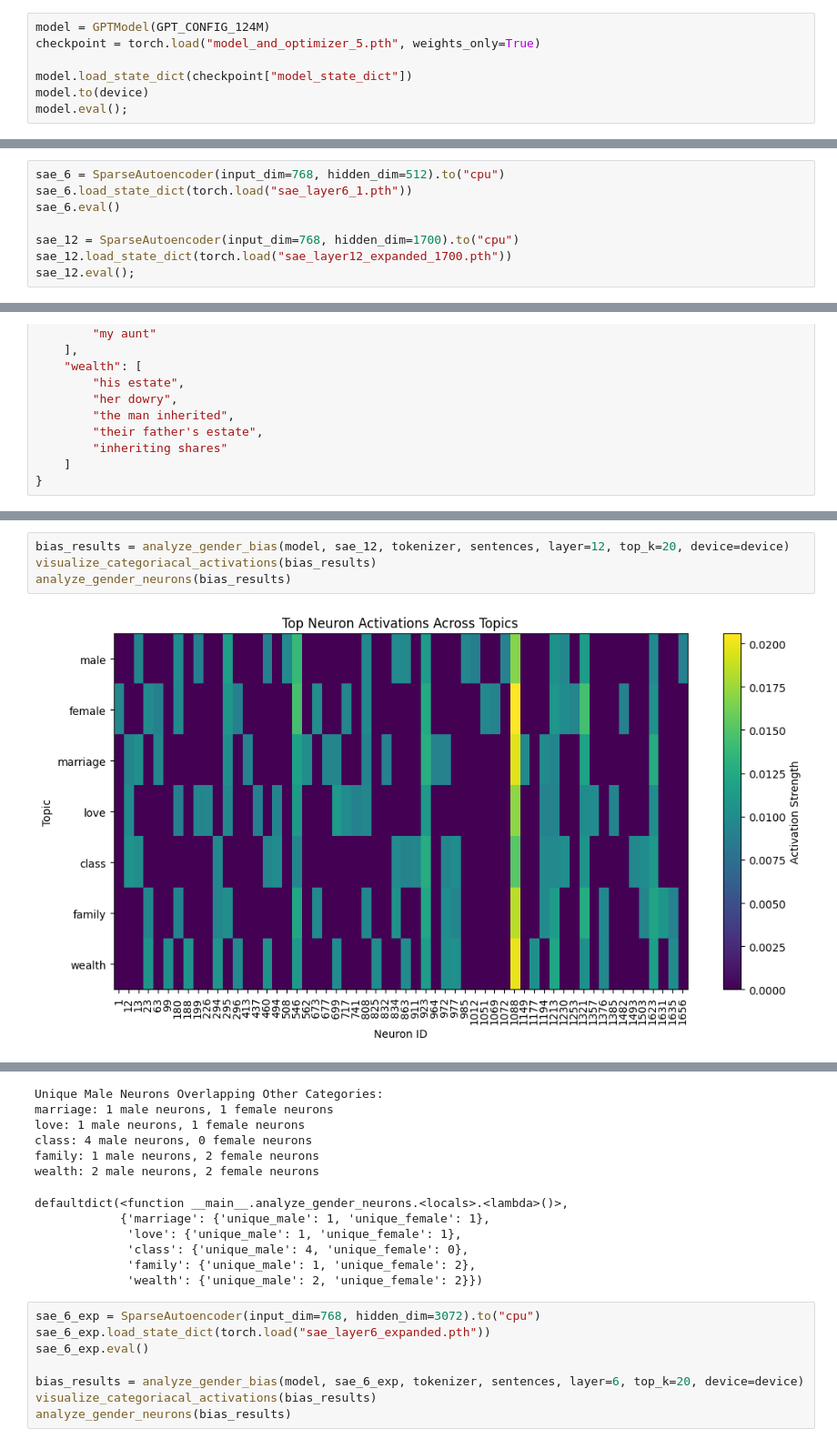
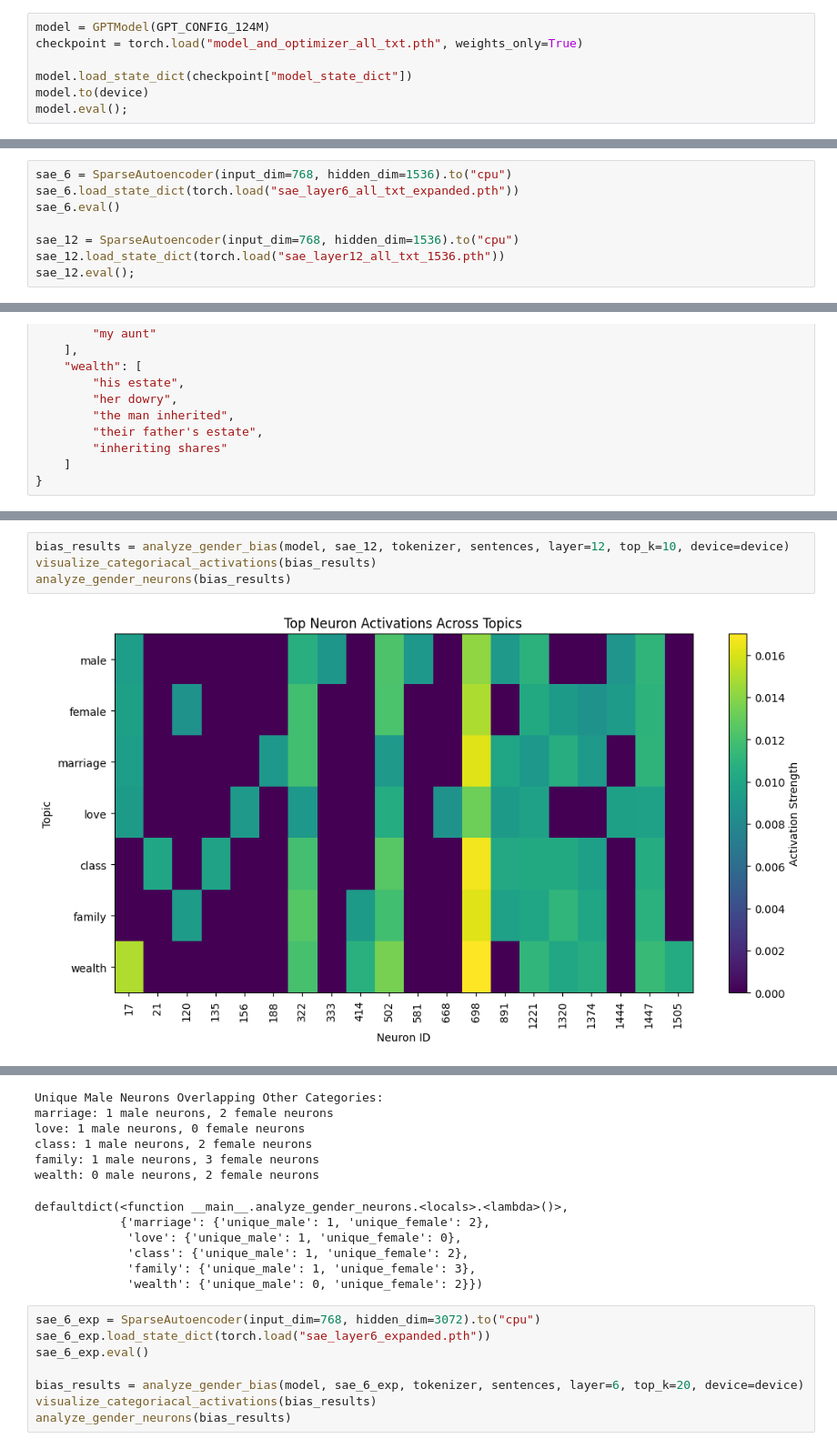
Before and after one commit to iug-htw/GPTAndPrejudice, a Jupyter notebook: neuron_activations_overlap.ipynb, the cells around one changed output, grey strips where cells are left out. Shown: that part at 91% size. Saved outputs shown, nothing was run; the diff lists cells and outputs as text.

```diff
--- a/neuron_activations_overlap.ipynb
+++ b/neuron_activations_overlap.ipynb
@@ -28,7 +28,7 @@ GPT_CONFIG_124M = {
 }
 # %%
 model = GPTModel(GPT_CONFIG_124M)
-checkpoint = torch.load("model_and_optimizer_5.pth", weights_only=True)
+checkpoint = torch.load("model_and_optimizer_all_txt.pth", weights_only=True)
 
 model.load_state_dict(checkpoint["model_state_dict"])
 model.to(device)
@@ -36,12 +36,12 @@ model.eval();
 # %%
 tokenizer = tiktoken.get_encoding("gpt2")
 # %%
-sae_6 = SparseAutoencoder(input_dim=768, hidden_dim=512).to("cpu")
-sae_6.load_state_dict(torch.load("sae_layer6_1.pth"))
+sae_6 = SparseAutoencoder(input_dim=768, hidden_dim=1536).to("cpu")
+sae_6.load_state_dict(torch.load("sae_layer6_all_txt_expanded.pth"))
 sae_6.eval()
 
-sae_12 = SparseAutoencoder(input_dim=768, hidden_dim=1700).to("cpu")
-sae_12.load_state_dict(torch.load("sae_layer12_expanded_1700.pth"))
+sae_12 = SparseAutoencoder(input_dim=768, hidden_dim=1536).to("cpu")
+sae_12.load_state_dict(torch.load("sae_layer12_all_txt_1536.pth"))
 sae_12.eval();
 # %%
 import torch
@@ -304,6 +304,6 @@ defaultdict(<function __main__.analyze_gender_neurons.<locals>.<lambda>()>,
 # %%
-bias_results = analyze_gender_bias(model, sae_12, tokenizer, sentences, layer=12, top_k=20, device=device)
+bias_results = analyze_gender_bias(model, sae_12, tokenizer, sentences, layer=12, top_k=10, device=device)
 visualize_categoriacal_activations(bias_results)
 analyze_gender_neurons(bias_results)
 # %% [output]
-[figure, old version]
+[figure, new version]
@@ -311,15 +311,15 @@ analyze_gender_neurons(bias_results)
 Unique Male Neurons Overlapping Other Categories:
-marriage: 1 male neurons, 1 female neurons
-love: 1 male neurons, 1 female neurons
-class: 4 male neurons, 0 female neurons
-family: 1 male neurons, 2 female neurons
-wealth: 2 male neurons, 2 female neurons
+marriage: 1 male neurons, 2 female neurons
+love: 1 male neurons, 0 female neurons
+class: 1 male neurons, 2 female neurons
+family: 1 male neurons, 3 female neurons
+wealth: 0 male neurons, 2 female neurons
 defaultdict(<function __main__.analyze_gender_neurons.<locals>.<lambda>()>,
-            {'marriage': {'unique_male': 1, 'unique_female': 1},
-             'love': {'unique_male': 1, 'unique_female': 1},
-             'class': {'unique_male': 4, 'unique_female': 0},
-             'family': {'unique_male': 1, 'unique_female': 2},
-             'wealth': {'unique_male': 2, 'unique_female': 2}})
+            {'marriage': {'unique_male': 1, 'unique_female': 2},
+             'love': {'unique_male': 1, 'unique_female': 0},
+             'class': {'unique_male': 1, 'unique_female': 2},
+             'family': {'unique_male': 1, 'unique_female': 3},
+             'wealth': {'unique_male': 0, 'unique_female': 2}})
 # %%
 sae_6_exp = SparseAutoencoder(input_dim=768, hidden_dim=3072).to("cpu")
 sae_6_exp.load_state_dict(torch.load("sae_layer6_expanded.pth"))
```
Also changed, not shown: parts of 2 cells of this notebook, 16 other files.
